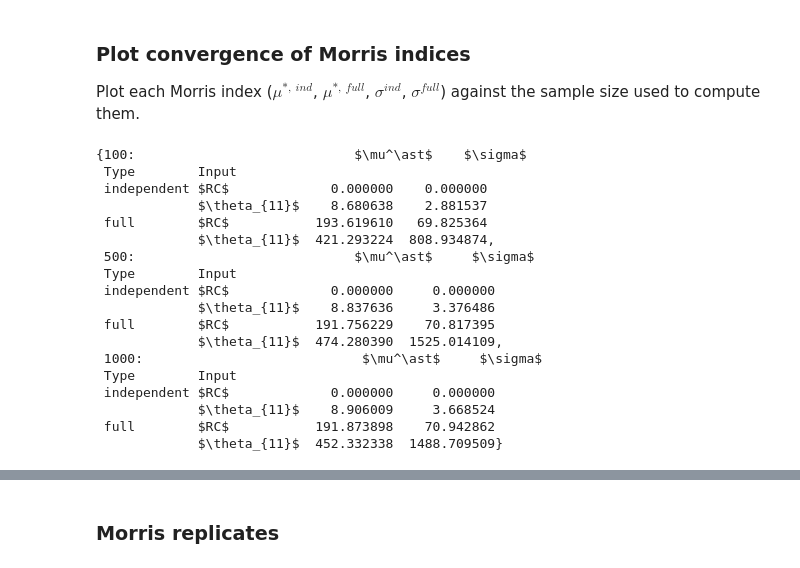
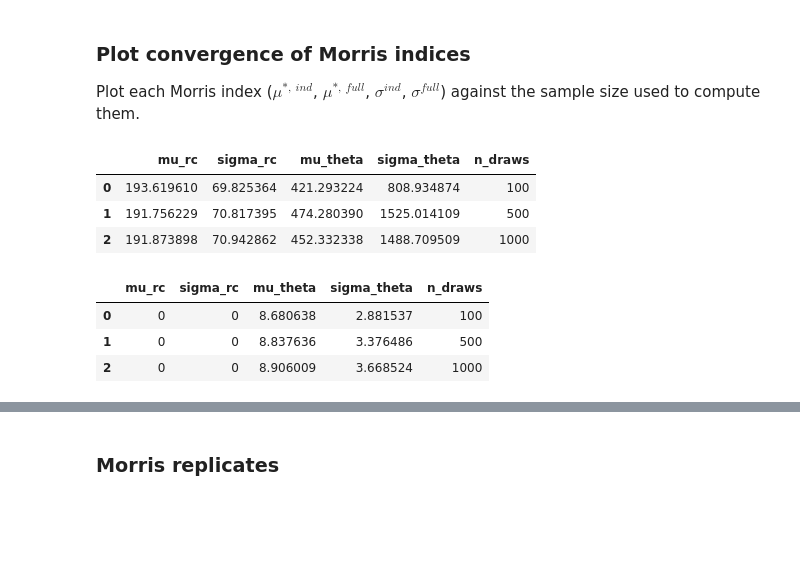
Before and after one commit to bhmueller/thesis, a Jupyter notebook: thesis_project.ipynb, the cells around one changed output, grey strips where cells are left out. Drawn from its saved outputs; the diff is of its cells as text; code cells hidden in the pictures; blank space fills up the shorter version.

```diff
--- a/thesis_project.ipynb
+++ b/thesis_project.ipynb
@@ -420,24 +420,50 @@ for i in np.arange(len(set_n_draws)):
 # %% [markdown]
 ### Plot convergence of Morris indices
 Plot each Morris index ($\mu^{\ast,\ ind}$, $\mu^{\ast,\ full}$, $\sigma^{ind}$, $\sigma^{full}$) against the sample size used to compute them.
-# %%
-morr_conv_dict
-# %% [output]
-{100:                            $\mu^\ast$    $\sigma$
- Type        Input
- independent $RC$             0.000000    0.000000
-             $\theta_{11}$    8.680638    2.881537
- full        $RC$           193.619610   69.825364
-             $\theta_{11}$  421.293224  808.934874,
- 500:                            $\mu^\ast$     $\sigma$
- Type        Input
- independent $RC$             0.000000     0.000000
-             $\theta_{11}$    8.837636     3.376486
- full        $RC$           191.756229    70.817395
-             $\theta_{11}$  474.280390  1525.014109,
- 1000:                            $\mu^\ast$     $\sigma$
- Type        Input
- independent $RC$             0.000000     0.000000
-             $\theta_{11}$    8.906009     3.668524
- full        $RC$           191.873898    70.942862
-             $\theta_{11}$  452.332338  1488.709509}
+# %%
+# Get dfs for indep and full Morris indices.
+
+columns = ['mu_rc', 'sigma_rc', 'mu_theta', 'sigma_theta', 'n_draws']
+# Independent Morris indices.
+morris_convergence_independent = pd.DataFrame(data=np.zeros((len(set_n_draws), 5), dtype=np.int32), columns=columns)
+
+for i in np.arange(len(set_n_draws)):
+    set_n_draws_i = pd.Series(set_n_draws[i])
+
+    morris_convergence_independent.iloc[i] = pd.concat(
+        [
+
+            morr_conv_dict[set_n_draws[i]].loc[('independent', 'rc')],
+            morr_conv_dict[set_n_draws[i]].loc[('independent', 'theta')],
+            set_n_draws_i
+            ],
+            axis=0)
+
+# Full Morris indices.
+morris_convergence_full = pd.DataFrame(data=np.zeros((len(set_n_draws), 5), dtype=np.int32), columns=columns)
+
+for i in np.arange(len(set_n_draws)):
+    set_n_draws_i = pd.Series(set_n_draws[i])
+
+    morris_convergence_full.iloc[i] = pd.concat(
+        [
+
+            morr_conv_dict[set_n_draws[i]].loc[('full', 'rc')],
+            morr_conv_dict[set_n_draws[i]].loc[('full', 'theta')],
+            set_n_draws_i
+            ],
+            axis=0)
+# %%
+morris_convergence_full
+# %% [output]
+|  | mu_rc | sigma_rc | mu_theta | sigma_theta | n_draws |
+| 0 | 193.619610 | 69.825364 | 421.293224 | 808.934874 | 100 |
+| 1 | 191.756229 | 70.817395 | 474.280390 | 1525.014109 | 500 |
+| 2 | 191.873898 | 70.942862 | 452.332338 | 1488.709509 | 1000 |
+# %%
+morris_convergence_independent
+# %% [output]
+|  | mu_rc | sigma_rc | mu_theta | sigma_theta | n_draws |
+| 0 | 0 | 0 | 8.680638 | 2.881537 | 100 |
+| 1 | 0 | 0 | 8.837636 | 3.376486 | 500 |
+| 2 | 0 | 0 | 8.906009 | 3.668524 | 1000 |
```
Also changed, not shown: parts of 13 cells of this notebook.
